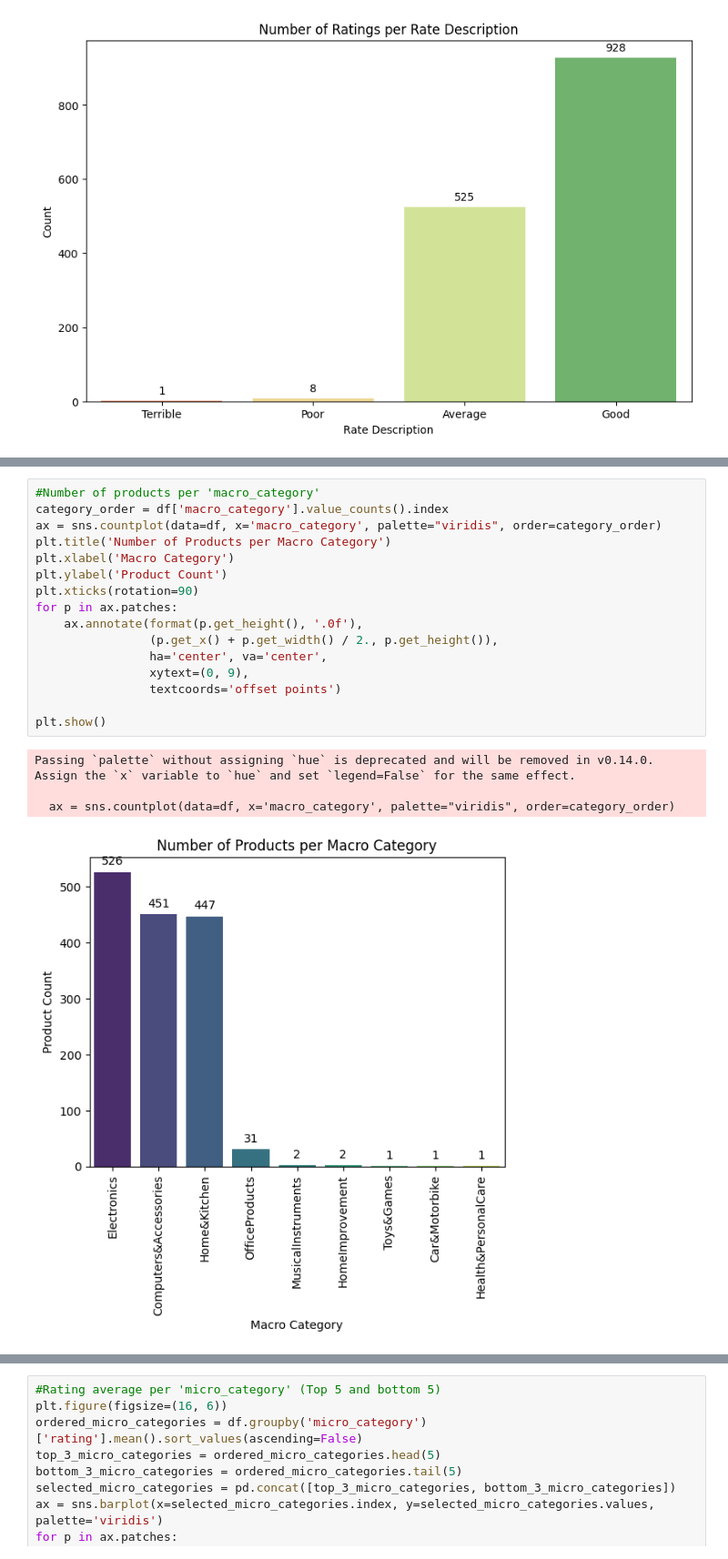
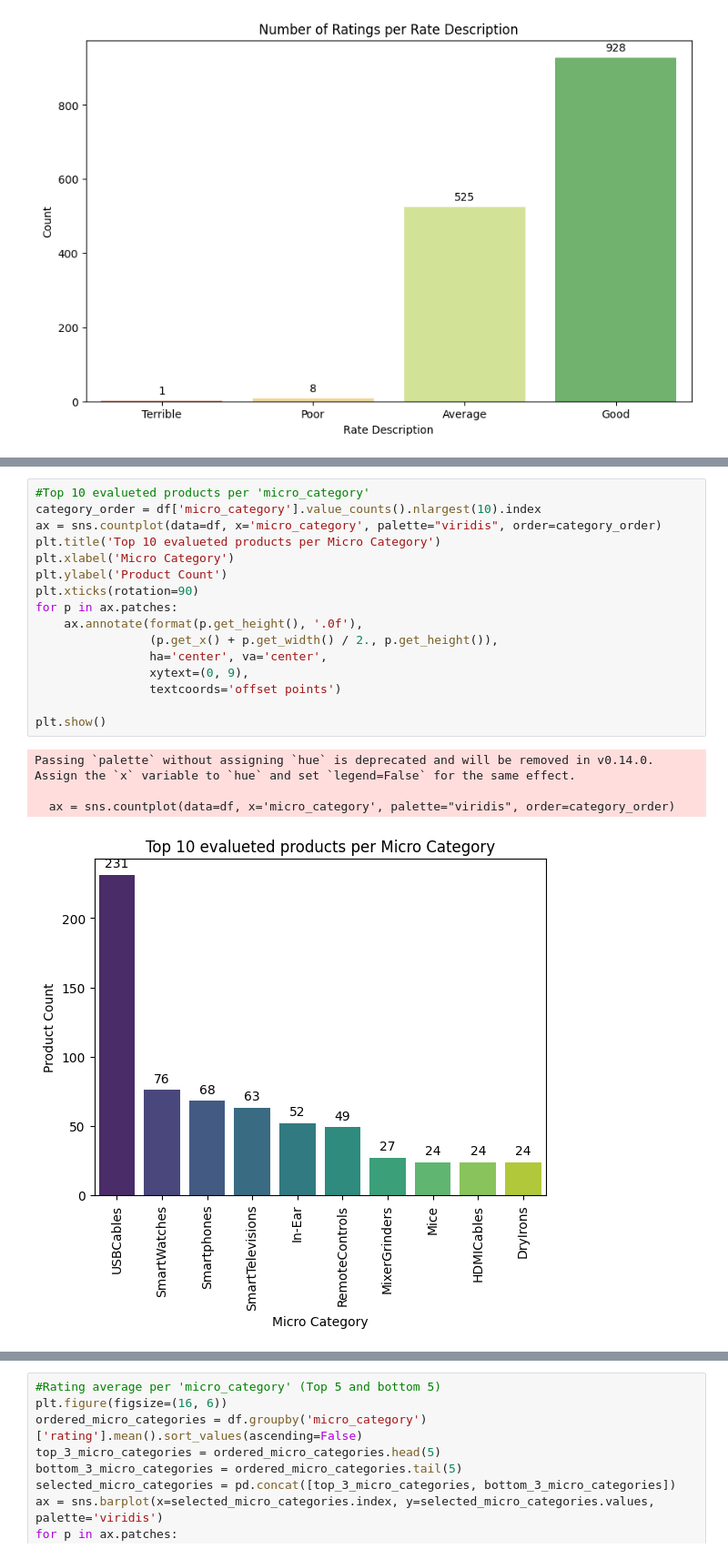
Before and after one commit to felipe-lemos-costa/Amazon-Sales-EDA-Analysis, a Jupyter notebook: notebooks/Amazon_Sales_EDA_Analysis.ipynb, the cells around one changed output, grey strips where cells are left out. Shown at 91% size. Saved outputs shown, nothing was run; the diff lists cells and outputs as text.

```diff
--- a/notebooks/Amazon_Sales_EDA_Analysis.ipynb
+++ b/notebooks/Amazon_Sales_EDA_Analysis.ipynb
@@ -374,21 +415,21 @@ Passing `palette` without assigning `hue` is deprecated and will be removed in v
 # %%
-#Number of products per 'macro_category'
-category_order = df['macro_category'].value_counts().index
-ax = sns.countplot(data=df, x='macro_category', palette="viridis", order=category_order)
-plt.title('Number of Products per Macro Category')
-plt.xlabel('Macro Category')
+#Top 10 evalueted products per 'micro_category'
+category_order = df['micro_category'].value_counts().nlargest(10).index
+ax = sns.countplot(data=df, x='micro_category', palette="viridis", order=category_order)
+plt.title('Top 10 evalueted products per Micro Category')
+plt.xlabel('Micro Category')
 plt.ylabel('Product Count')
 plt.xticks(rotation=90)
 for p in ax.patches:
     ax.annotate(format(p.get_height(), '.0f'),
                 (p.get_x() + p.get_width() / 2., p.get_height()),
                 ha='center', va='center',
                 xytext=(0, 9),
                 textcoords='offset points')
 
 plt.show()
 # %% [output]
 Passing `palette` without assigning `hue` is deprecated and will be removed in v0.14.0. Assign the `x` variable to `hue` and set `legend=False` for the same effect.
 
-  ax = sns.countplot(data=df, x='macro_category', palette="viridis", order=category_order)
+  ax = sns.countplot(data=df, x='micro_category', palette="viridis", order=category_order)
-[figure, old version]
+[figure, new version]
```
Also changed, not shown: parts of 6 cells of this notebook, 13 other files.
